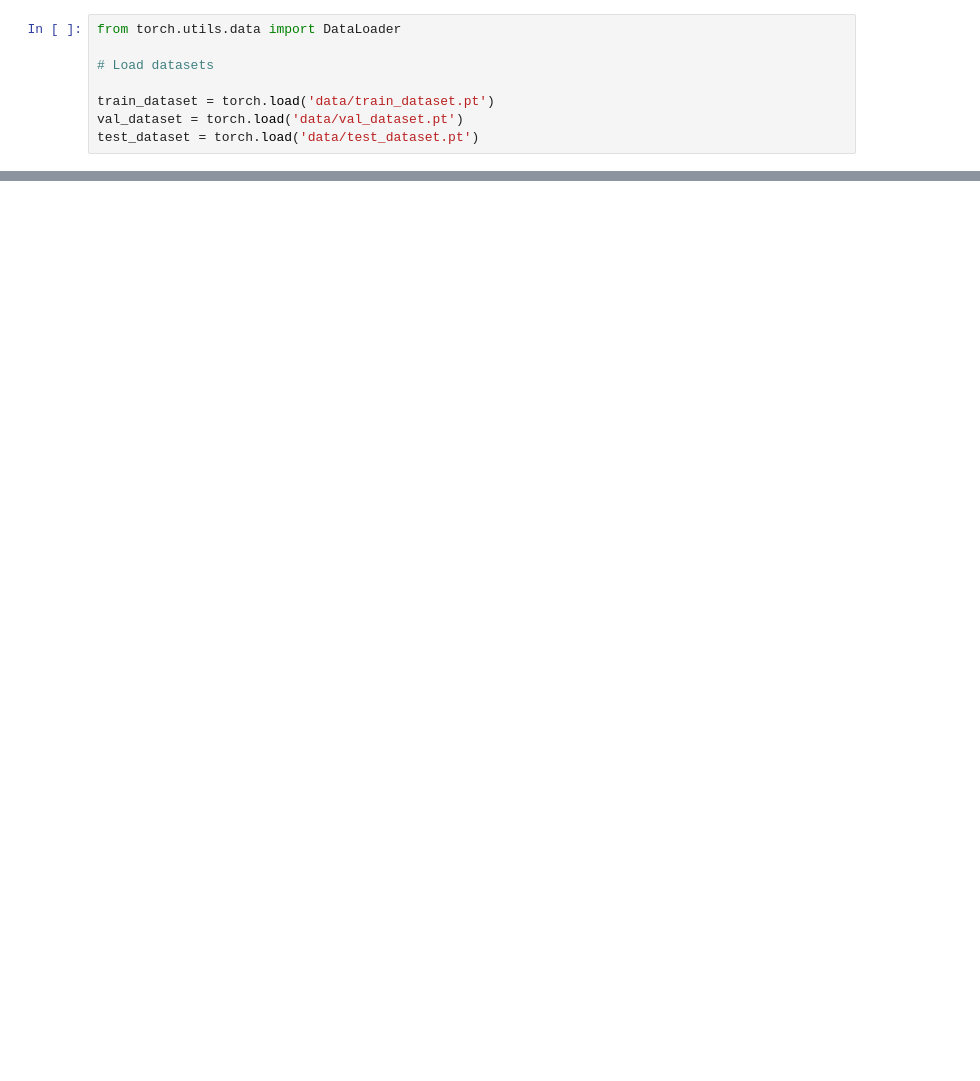
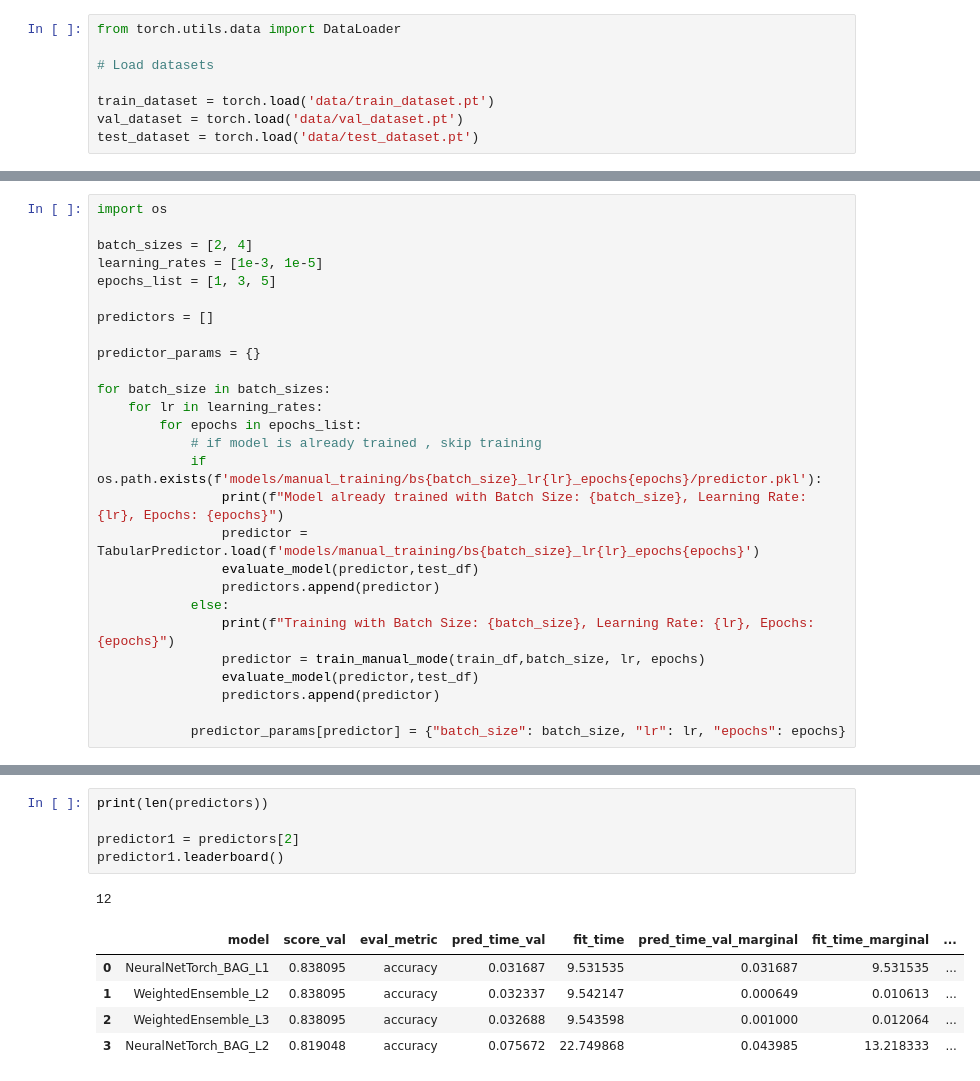
Before and after one commit to Soham-Gaonkar/STTAI-Assignment6-Reproducibility-and-HPO, a Jupyter notebook: section2.ipynb, the cells around one changed output, grey strips where cells are left out. Drawn from its saved outputs; the diff is of its cells as text; blank space fills up the shorter version.

```diff
--- a/section2.ipynb
+++ b/section2.ipynb
@@ -244,0 +193,27 @@ Note: you may need to restart the kernel to use updated packages.
+# %%
+import os
+
+batch_sizes = [2, 4]
+learning_rates = [1e-3, 1e-5]
+epochs_list = [1, 3, 5]
+
+predictors = []
+
+predictor_params = {}
+
+for batch_size in batch_sizes:
+    for lr in learning_rates:
+        for epochs in epochs_list:
+            # if model is already trained , skip training
+            if os.path.exists(f'models/manual_training/bs{batch_size}_lr{lr}_epochs{epochs}/predictor.pkl'):
+                print(f"Model already trained with Batch Size: {batch_size}, Learning Rate: {lr}, Epochs: {epochs}")
+                predictor = TabularPredictor.load(f'models/manual_training/bs{batch_size}_lr{lr}_epochs{epochs}')
+                evaluate_model(predictor,test_df)
+                predictors.append(predictor)
+            else:
+                print(f"Training with Batch Size: {batch_size}, Learning Rate: {lr}, Epochs: {epochs}")
+                predictor = train_manual_mode(train_df,batch_size, lr, epochs)
+                evaluate_model(predictor,test_df)
+                predictors.append(predictor)
+
+            predictor_params[predictor] = {"batch_size": batch_size, "lr": lr, "epochs": epochs}
@@ -244,0 +326,12 @@ Note: you may need to restart the kernel to use updated packages.
+# %%
+print(len(predictors))
+
+predictor1 = predictors[2]
+predictor1.leaderboard()
+# %% [output]
+12
+|  | model | score_val | eval_metric | pred_time_val | fit_time | pred_time_val_marginal | fit_time_marginal | ... |
+| 0 | NeuralNetTorch_BAG_L1 | 0.838095 | accuracy | 0.031687 | 9.531535 | 0.031687 | 9.531535 | ... |
+| 1 | WeightedEnsemble_L2 | 0.838095 | accuracy | 0.032337 | 9.542147 | 0.000649 | 0.010613 | ... |
+| 2 | WeightedEnsemble_L3 | 0.838095 | accuracy | 0.032688 | 9.543598 | 0.001000 | 0.012064 | ... |
+| 3 | NeuralNetTorch_BAG_L2 | 0.819048 | accuracy | 0.075672 | 22.749868 | 0.043985 | 13.218333 | ... |
```
Also changed, not shown: parts of 23 cells of this notebook, 15 other files.
